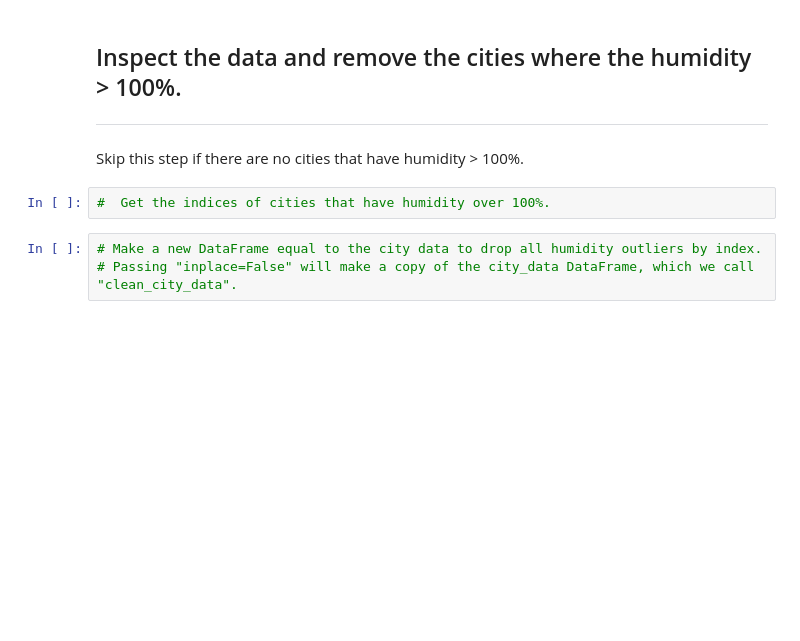
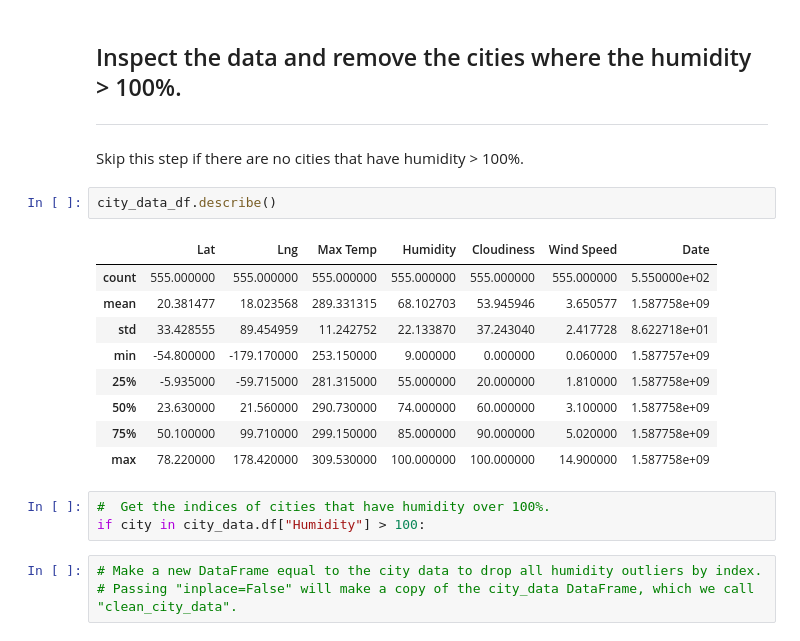
Before and after one commit to JPHebert32/python-api-challenge, a Jupyter notebook: WeatherPY/WeatherPY.ipynb, the cells around one changed output. Saved outputs shown, nothing was run; the diff lists cells and outputs as text; blank space fills up the shorter version.

```diff
--- a/WeatherPY/WeatherPY.ipynb
+++ b/WeatherPY/WeatherPY.ipynb
@@ -149,8 +157,21 @@ cities_df.head(10)
 ## Inspect the data and remove the cities where the humidity > 100%.
 ----
 Skip this step if there are no cities that have humidity > 100%.
+# %%
+city_data_df.describe()
+# %% [output]
+|  | Lat | Lng | Max Temp | Humidity | Cloudiness | Wind Speed | Date |
+| count | 555.000000 | 555.000000 | 555.000000 | 555.000000 | 555.000000 | 555.000000 | 5.550000e+02 |
+| mean | 20.381477 | 18.023568 | 289.331315 | 68.102703 | 53.945946 | 3.650577 | 1.587758e+09 |
+| std | 33.428555 | 89.454959 | 11.242752 | 22.133870 | 37.243040 | 2.417728 | 8.622718e+01 |
+| min | -54.800000 | -179.170000 | 253.150000 | 9.000000 | 0.000000 | 0.060000 | 1.587757e+09 |
+| 25% | -5.935000 | -59.715000 | 281.315000 | 55.000000 | 20.000000 | 1.810000 | 1.587758e+09 |
+| 50% | 23.630000 | 21.560000 | 290.730000 | 74.000000 | 60.000000 | 3.100000 | 1.587758e+09 |
+| 75% | 50.100000 | 99.710000 | 299.150000 | 85.000000 | 90.000000 | 5.020000 | 1.587758e+09 |
+| max | 78.220000 | 178.420000 | 309.530000 | 100.000000 | 100.000000 | 14.900000 | 1.587758e+09 |
 # %%
 #  Get the indices of cities that have humidity over 100%.
+if city in city_data.df["Humidity"] > 100:
 # %%
 # Make a new DataFrame equal to the city data to drop all humidity outliers by index.
 # Passing "inplace=False" will make a copy of the city_data DataFrame, which we call "clean_city_data".
```
Also changed, not shown: parts of 4 cells of this notebook.
